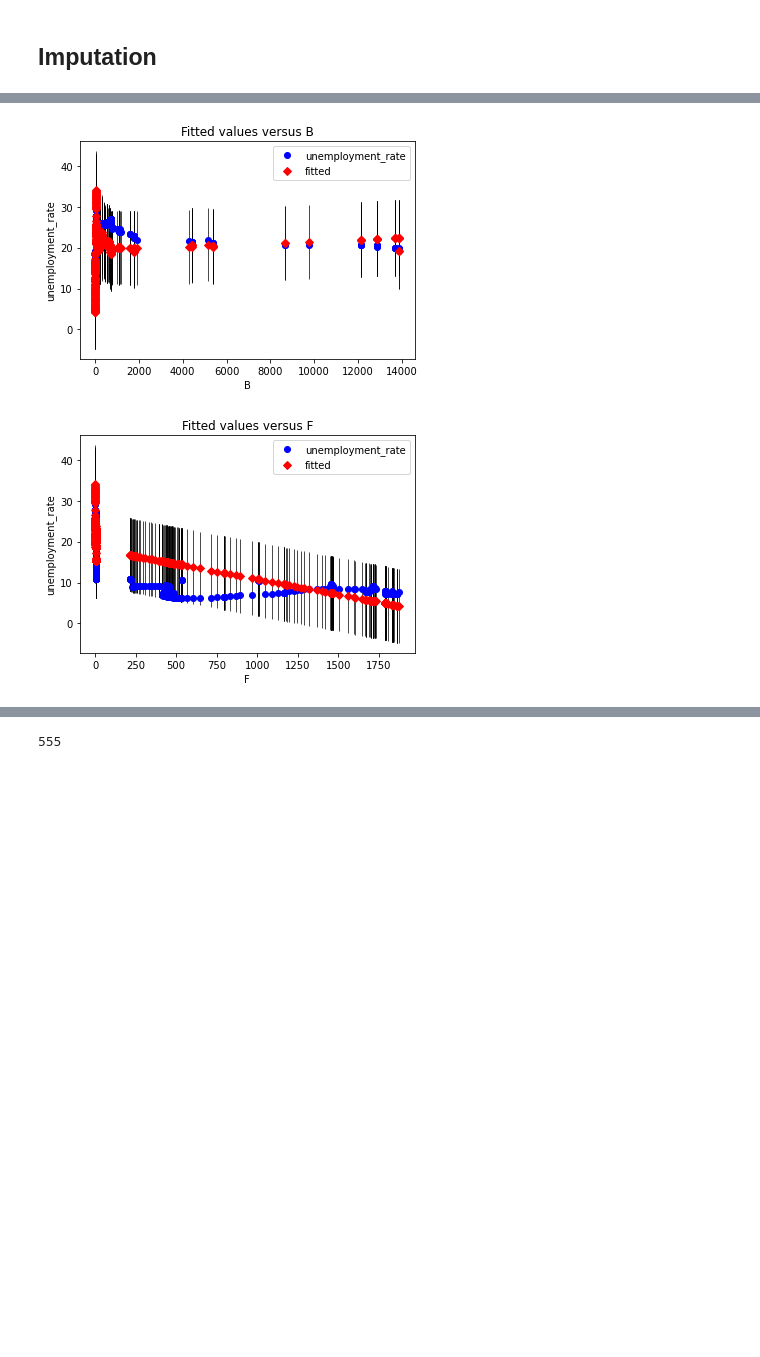
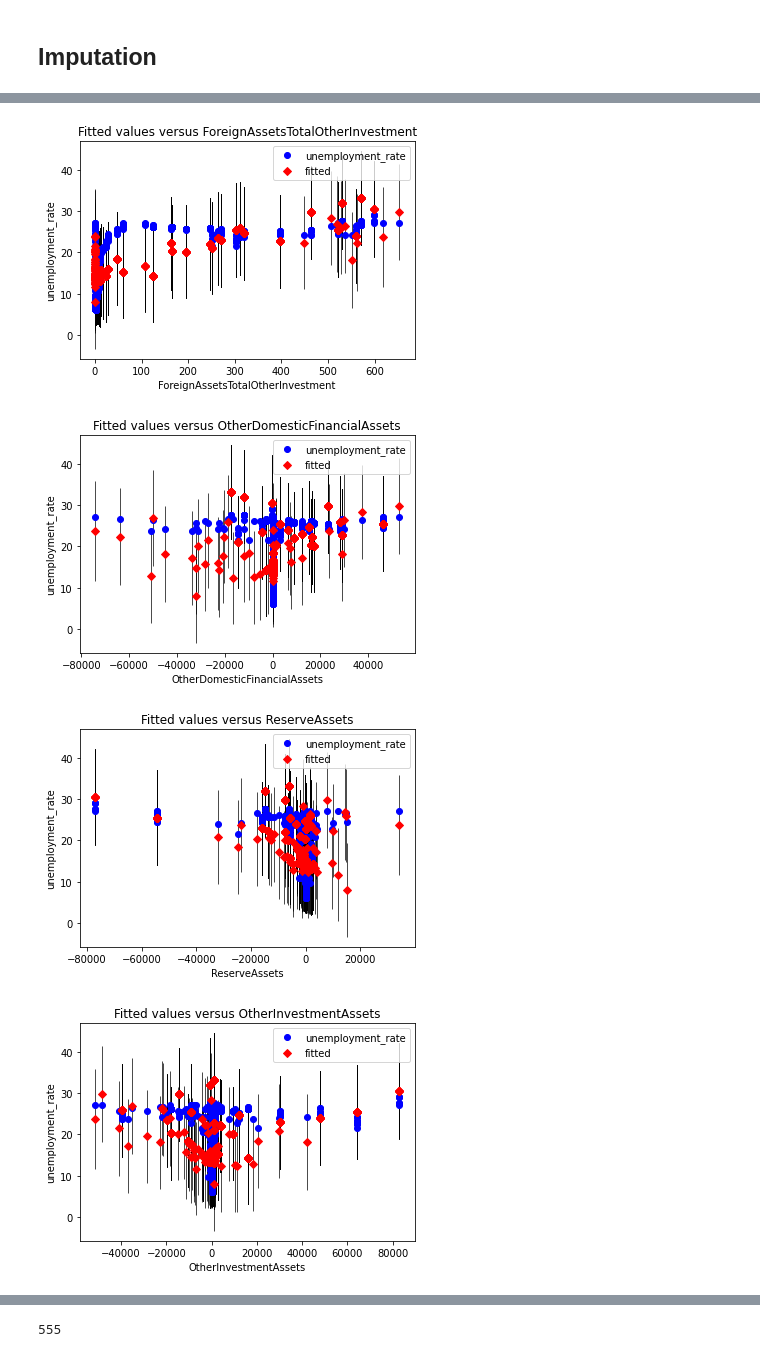
Before and after one commit to DonaldMbara/DAE-Project, a Jupyter notebook: parent_notebook.ipynb, the cells around one changed output, grey strips where cells are left out. Saved outputs shown, nothing was run; the diff lists cells and outputs as text; code cells hidden in the pictures; blank space fills up the shorter version.

```diff
--- a/parent_notebook.ipynb
+++ b/parent_notebook.ipynb
@@ -318,0 +303,3 @@ selected_features, model, rfe = final_model(optimum_no_features, X_train, y_trai
+# %%
+X.drop(labels=correlated_features, axis=1, inplace=True)
+X.shape
@@ -318,0 +326,2 @@ selected_features, model, rfe = final_model(optimum_no_features, X_train, y_trai
+# %%
+X_train, X_test, y_train, y_test = train_test_split(X,y, test_size = 0.3, random_state = 0)
@@ -318,0 +361,5 @@ selected_features, model, rfe = final_model(optimum_no_features, X_train, y_trai
+# %%
+cols_assets = list(X.columns)
+
+selected_features, model, rfe = final_model(optimum_no_features, X_train, y_train,cols_assets)
+print(selected_features)
@@ -345,2 +401,3 @@ X_y_new_train = pd.concat([X_train,y_train], axis=1)
 # %%
-X_train_y_target = pd.concat([X_train, y_train], axis=1)
+X_train_y_target = pd.concat([X_train, pd.DataFrame(y_train)], axis=1)
+X_train_y_target
@@ -347,9 +419,14 @@ X_train_y_target = pd.concat([X_train, y_train], axis=1)
 # %%
 results = sm.ols(formula=formula,data = X_train_y_target).fit()
 import statsmodels.graphics as smgraphics
 
-axss = smgraphics.regressionplots.plot_fit(results, 1)
-_ = smgraphics.regressionplots.plot_fit(results,5)
+axss = smgraphics.regressionplots.plot_fit(results, 2)
+_ = smgraphics.regressionplots.plot_fit(results, 1)
+_ = smgraphics.regressionplots.plot_fit(results, 3)
+_ = smgraphics.regressionplots.plot_fit(results, 4)
+_ = smgraphics.regressionplots.plot_fit(results, 5)
 # %% [output]
-[figure, old version]
+[figure, new version]
-[figure, old version]
+[figure, new version]
+[figure, added]
+[figure, added]
```
Also changed, not shown: parts of 221 cells of this notebook.
